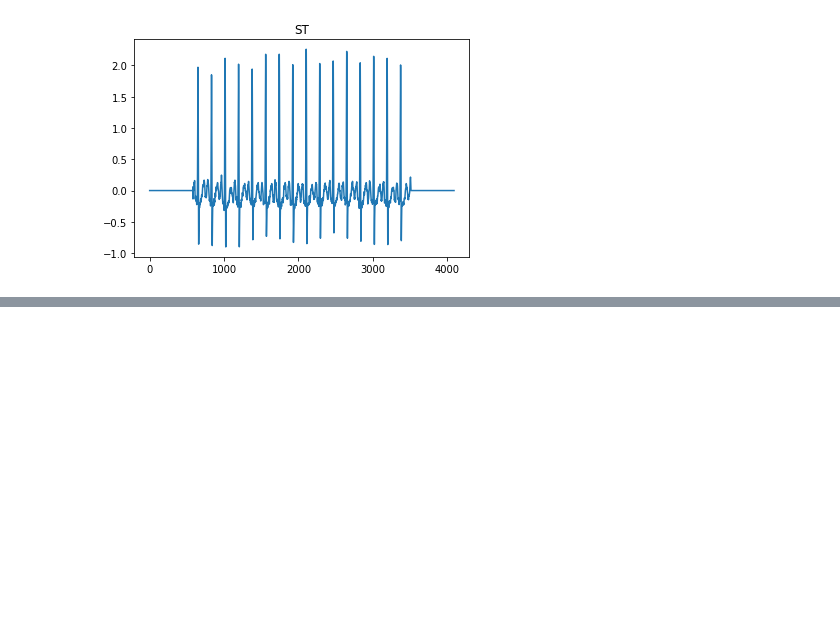
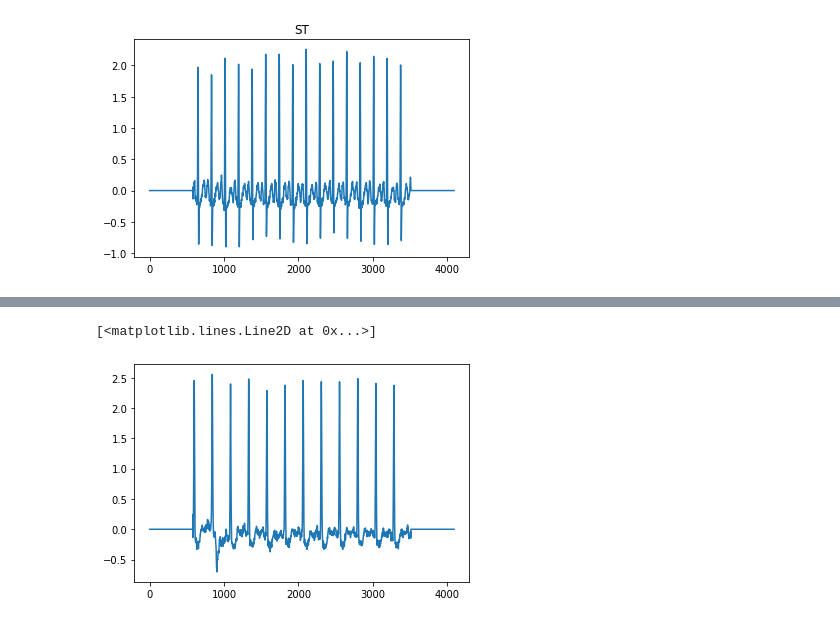
Before and after one commit to EduMio/TP-Causalidade, a Jupyter notebook: notebooks/Análise Exploratória.ipynb, the cells around one changed output, grey strips where cells are left out. Cells and saved outputs as stored; diff of their text form; code cells hidden in the pictures; blank space fills up the shorter version.

```diff
--- a/notebooks/Análise Exploratória.ipynb
+++ b/notebooks/Análise Exploratória.ipynb
@@ -85,3 +87,9 @@ for i in range(6):
 [figure]
 [figure]
 [figure]
+# %%
+BEG_TREINO = '../data/TrainData/'
+for i in range(18):
+    with h5py.File(BEG_TREINO + 'exams_part' + str(i) + '.hdf5') as f:
+        M = np.array(f['tracings'])
+        print(M.shape)
@@ -87,0 +115,5 @@ for i in range(6):
+# %%
+plt.plot(M[-4,:,0])
+# %% [output]
+[<matplotlib.lines.Line2D at 0x...>]
+[figure, added]
```
Also changed, not shown: parts of 3 cells of this notebook.
